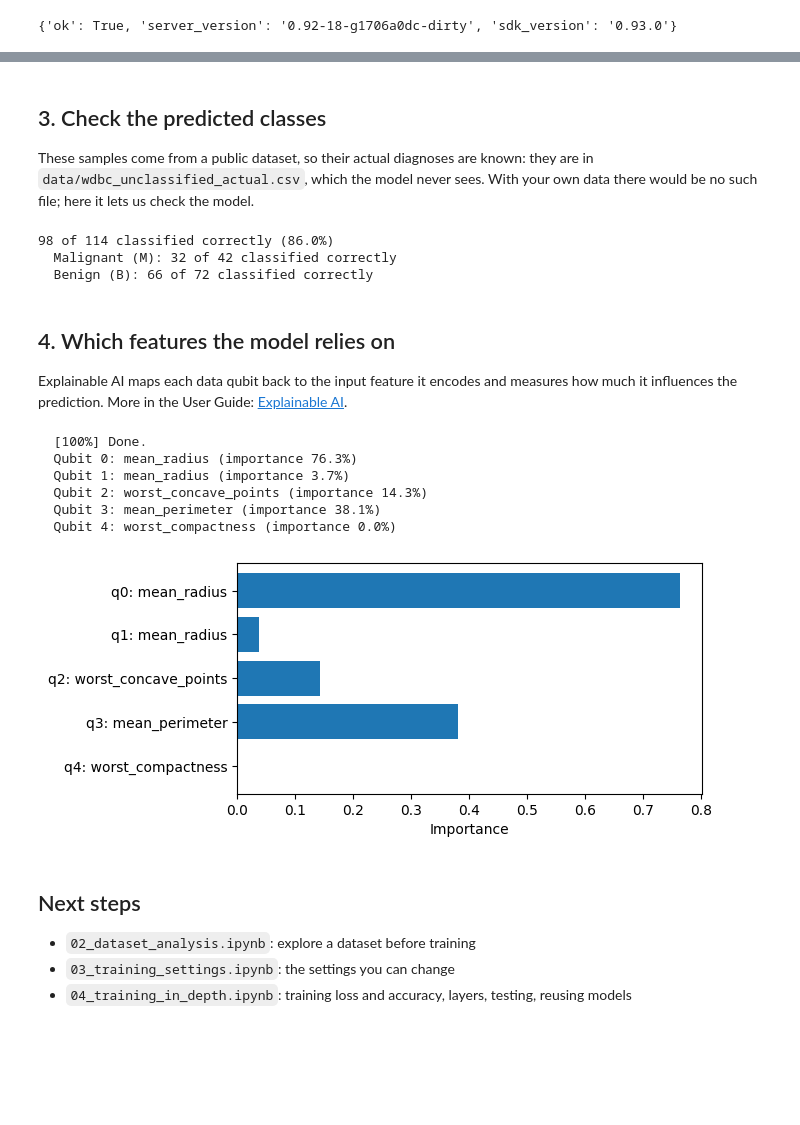
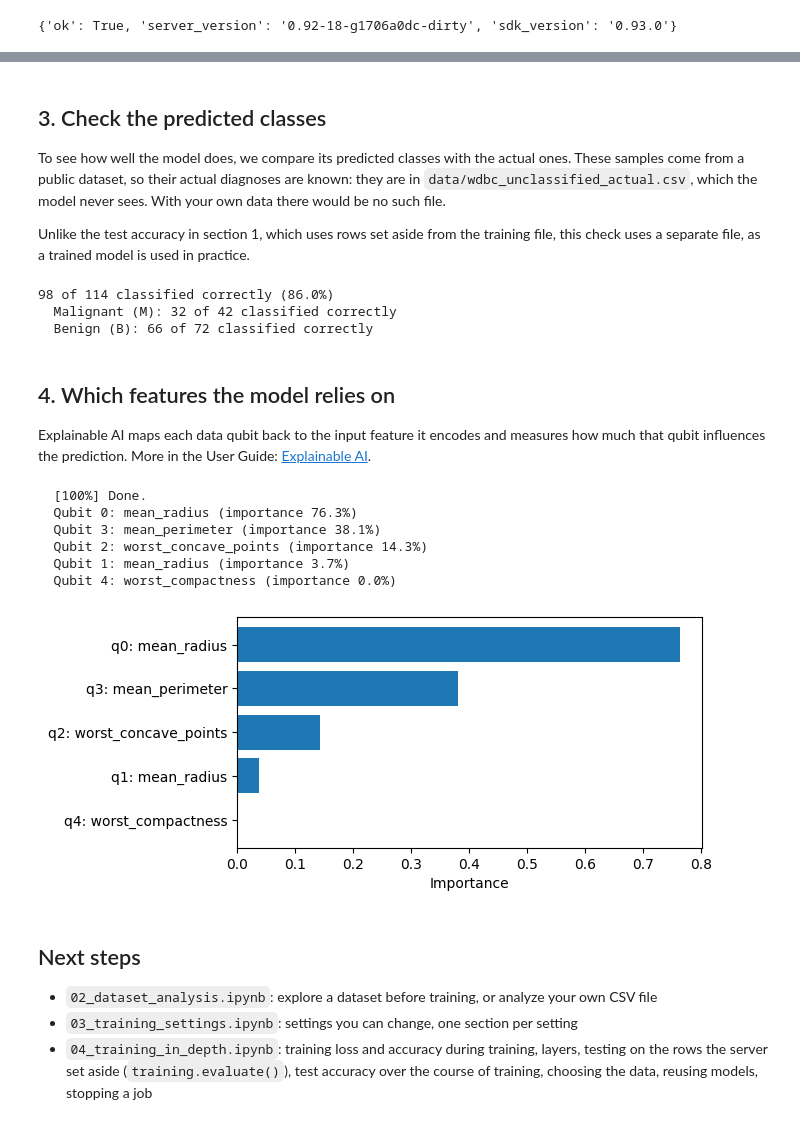
Before and after one commit to coherent-computing/redcedar-examples, a Jupyter notebook: 01_quick_start.ipynb, the cells around one changed output, grey strips where cells are left out. Drawn from its saved outputs; the diff is of its cells as text; code cells hidden in the pictures; blank space fills up the shorter version.

```diff
--- a/01_quick_start.ipynb
+++ b/01_quick_start.ipynb
@@ -33,37 +36,6 @@ print(client.status())
 # client = redcedar.connect(local=True)
 # %% [output]
 {'ok': True, 'server_version': '0.92-18-g1706a0dc-dirty', 'sdk_version': '0.93.0'}
-# %%
-# Helpers that print and plot the results: plain Python and matplotlib, not part of Red Cedar
-import csv
-import matplotlib.pyplot as plt
-
-CLASS_NAMES = {"M": "Malignant (M)", "B": "Benign (B)"}
-
-def show_predicted_classes(predicted):
-    """How many samples got each class, the first 10 with their confidence, and a bar chart."""
-    counts = {c: sum(str(r["prediction"]) == c for r in predicted) for c in CLASS_NAMES}
-    print(f"Of the {len(predicted)} unclassified samples, the model classifies "
-          f"{counts['M']} as malignant (M) and {counts['B']} as benign (B).\n")
-    print(f"  {'Sample':>6}  {'Predicted':<14}  Confidence")
-    for i, r in enumerate(predicted[:10], start=1):
-        c = str(r["prediction"])
-        print(f"  {i:>6}  {CLASS_NAMES[c]:<14}  {r['probabilities'][c]:.0%}")
-    plt.figure(figsize=(5, 3))
-    plt.bar([CLASS_NAMES[c] for c in counts], list(counts.values()), color=["tab:red", "tab:blue"])
-    plt.ylabel("Samples")
-    plt.title("Predicted classes")
-    plt.show()
-
-def show_feature_importance(qubit_map):
-    """Each data qubit's feature and importance, and a bar chart."""
-    for q in qubit_map:
-        print(f"  Qubit {q['qubit']}: {q['feature_name']} (importance {q['importance']:.1%})")
-    plt.figure(figsize=(6, 3))
-    plt.barh([f"q{q['qubit']}: {q['feature_name']}" for q in qubit_map], [q["importance"] for q in qubit_map])
-    plt.gca().invert_yaxis()
-    plt.xlabel("Importance")
-    plt.show()
 # %% [markdown]
 ## 1. Train a model
 
@@ -117,5 +126,7 @@ Of the 114 unclassified samples, the model classifies 38 as malignant (M) and 76
 # %% [markdown]
 ## 3. Check the predicted classes
 
-These samples come from a public dataset, so their actual diagnoses are known: they are in `data/wdbc_unclassified_actual.csv`, which the model never sees. With your own data there would be no such file; here it lets us check the model.
+To see how well the model does, we compare its predicted classes with the actual ones. These samples come from a public dataset, so their actual diagnoses are known: they are in `data/wdbc_unclassified_actual.csv`, which the model never sees. With your own data there would be no such file.
+
+Unlike the test accuracy in section 1, which uses rows set aside from the training file, this check uses a separate file, as a trained model is used in practice.
 # %%
@@ -135,21 +146,33 @@ for c in CLASS_NAMES:
 # %% [markdown]
 ## 4. Which features the model relies on
 
-Explainable AI maps each data qubit back to the input feature it encodes and measures how much it influences the prediction. More in the User Guide: [Explainable AI](https://coherent-computing.github.io/redcedar/user_guide/#explainable-ai).
+Explainable AI maps each data qubit back to the input feature it encodes and measures how much that qubit influences the prediction. More in the User Guide: [Explainable AI](https://coherent-computing.github.io/redcedar/user_guide/#explainable-ai).
 # %%
+def show_feature_importance(qubit_map):
+    """Print each data qubit's feature and importance, most important first; plot them."""
+    qubit_map = sorted(qubit_map, key=lambda q: q["importance"], reverse=True)
+    for q in qubit_map:
+        print(f"  Qubit {q['qubit']}: {q['feature_name']} (importance {q['importance']:.1%})")
+    plt.figure(figsize=(6, 3))
+    plt.barh([f"q{q['qubit']}: {q['feature_name']}" for q in qubit_map], [q["importance"] for q in qubit_map])
+    plt.gca().invert_yaxis()
+    plt.xlabel("Importance")
+    plt.show()
+
+# Explain the model and show the results
 explanation = client.explainable.run(train_id, verbose=True)
 show_feature_importance(explanation["qubit_map"])
 # %% [output]
   [100%] Done.
   Qubit 0: mean_radius (importance 76.3%)
+  Qubit 3: mean_perimeter (importance 38.1%)
+  Qubit 2: worst_concave_points (importance 14.3%)
   Qubit 1: mean_radius (importance 3.7%)
-  Qubit 2: worst_concave_points (importance 14.3%)
-  Qubit 3: mean_perimeter (importance 38.1%)
   Qubit 4: worst_compactness (importance 0.0%)
-[figure, old version]
+[figure, new version]
 # %% [markdown]
 ## Next steps
 
-- `02_dataset_analysis.ipynb`: explore a dataset before training
-- `03_training_settings.ipynb`: the settings you can change
-- `04_training_in_depth.ipynb`: training loss and accuracy, layers, testing, reusing models
+- `02_dataset_analysis.ipynb`: explore a dataset before training, or analyze your own CSV file
+- `03_training_settings.ipynb`: settings you can change, one section per setting
+- `04_training_in_depth.ipynb`: training loss and accuracy during training, layers, testing on the rows the server set aside (`training.evaluate()`), test accuracy over the course of training, choosing the data, reusing models, stopping a job
```
Also changed, not shown: parts of 7 cells of this notebook, 1 other file.
